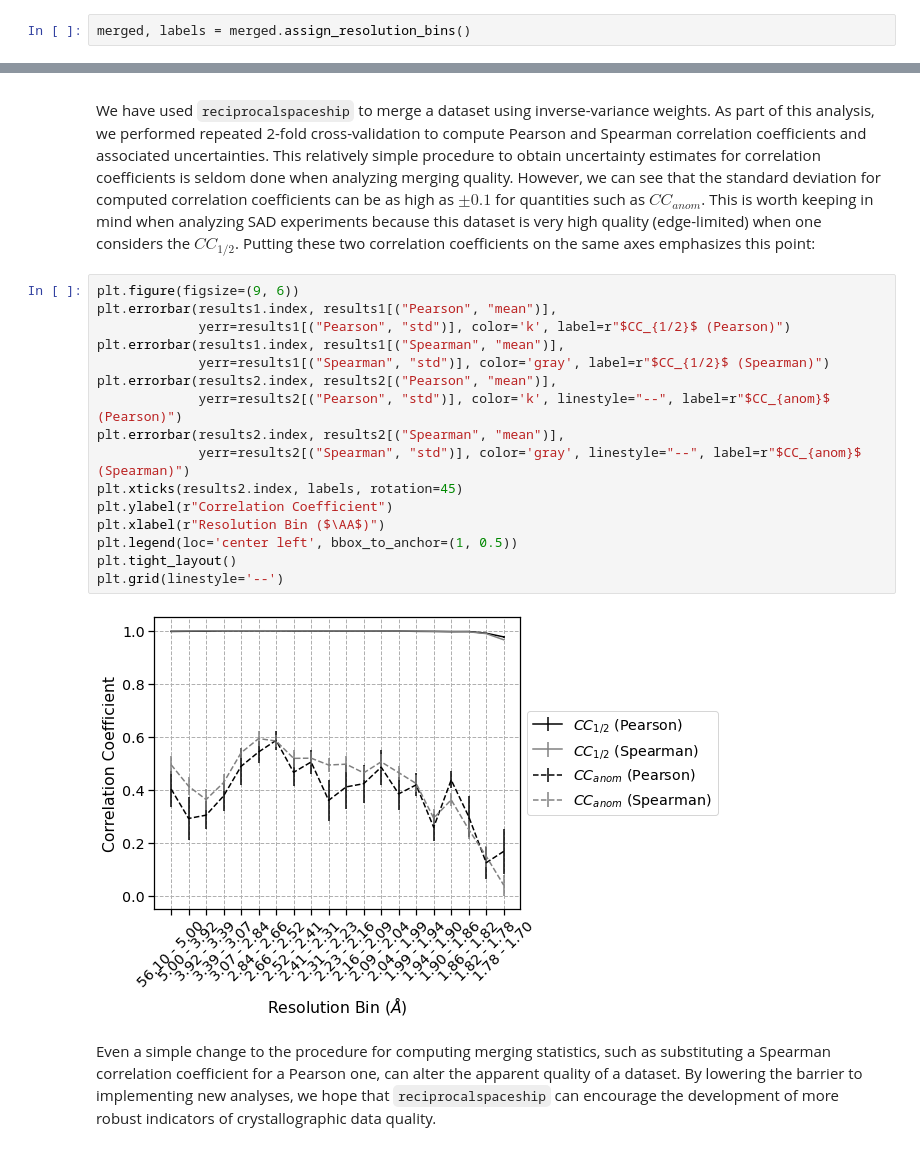
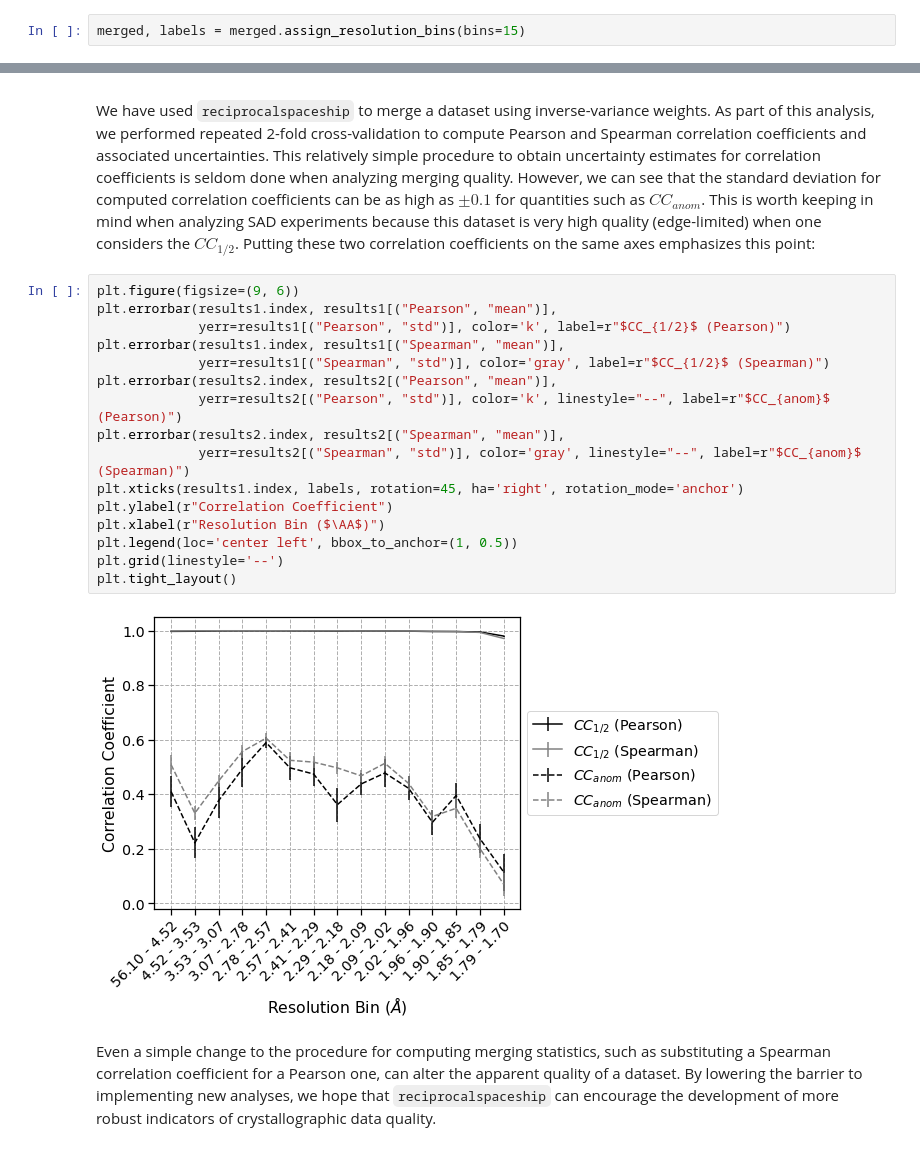
Before and after one commit to rs-station/reciprocalspaceship, a Jupyter notebook: docs/examples/2_mergingstats.ipynb, the cells around one changed output, grey strips where cells are left out. Cells and saved outputs as stored; diff of their text form.

```diff
--- a/docs/examples/2_mergingstats.ipynb
+++ b/docs/examples/2_mergingstats.ipynb
@@ -207,7 +208,7 @@ merged
 
 We will first assign each reflection to a resolution bin and then we will compute the correlation coefficients
 # %%
-merged, labels = merged.assign_resolution_bins()
+merged, labels = merged.assign_resolution_bins(bins=15)
 # %%
 groupby1 = merged.groupby(["sample", "bin"])[["IMEAN1", "IMEAN2"]]
 pearson1 = groupby1.corr(method="pearson").unstack().loc[:, ("IMEAN1", "IMEAN2")]
@@ -290,20 +293,20 @@ We have used `reciprocalspaceship` to merge a dataset using inverse-variance wei
 # %%
 plt.figure(figsize=(9, 6))
 plt.errorbar(results1.index, results1[("Pearson", "mean")],
              yerr=results1[("Pearson", "std")], color='k', label=r"$CC_{1/2}$ (Pearson)")
 plt.errorbar(results1.index, results1[("Spearman", "mean")],
              yerr=results1[("Spearman", "std")], color='gray', label=r"$CC_{1/2}$ (Spearman)")
 plt.errorbar(results2.index, results2[("Pearson", "mean")],
              yerr=results2[("Pearson", "std")], color='k', linestyle="--", label=r"$CC_{anom}$ (Pearson)")
 plt.errorbar(results2.index, results2[("Spearman", "mean")],
              yerr=results2[("Spearman", "std")], color='gray', linestyle="--", label=r"$CC_{anom}$ (Spearman)")
-plt.xticks(results2.index, labels, rotation=45)
+plt.xticks(results1.index, labels, rotation=45, ha='right', rotation_mode='anchor')
 plt.ylabel(r"Correlation Coefficient")
 plt.xlabel(r"Resolution Bin ($\AA$)")
 plt.legend(loc='center left', bbox_to_anchor=(1, 0.5))
+plt.grid(linestyle='--')
 plt.tight_layout()
-plt.grid(linestyle='--')
 # %% [output]
-[figure, old version]
+[figure, new version]
 # %% [markdown]
 Even a simple change to the procedure for computing merging statistics, such as substituting a Spearman correlation coefficient for a Pearson one, can alter the apparent quality of a dataset. By lowering the barrier to implementing new analyses, we hope that `reciprocalspaceship` can encourage the development of more robust indicators of crystallographic data quality.
```
Also changed, not shown: parts of 10 cells of this notebook.
